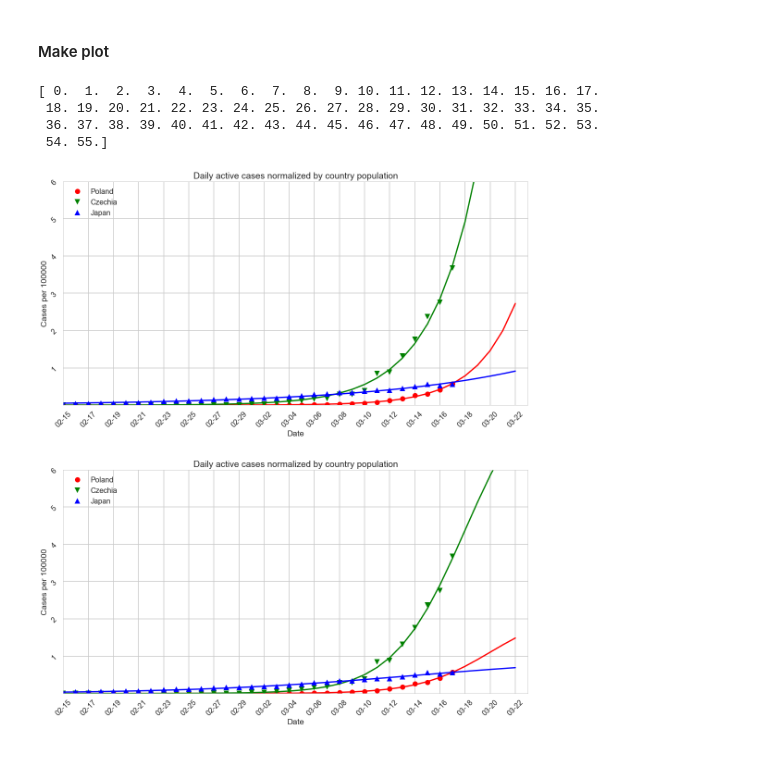
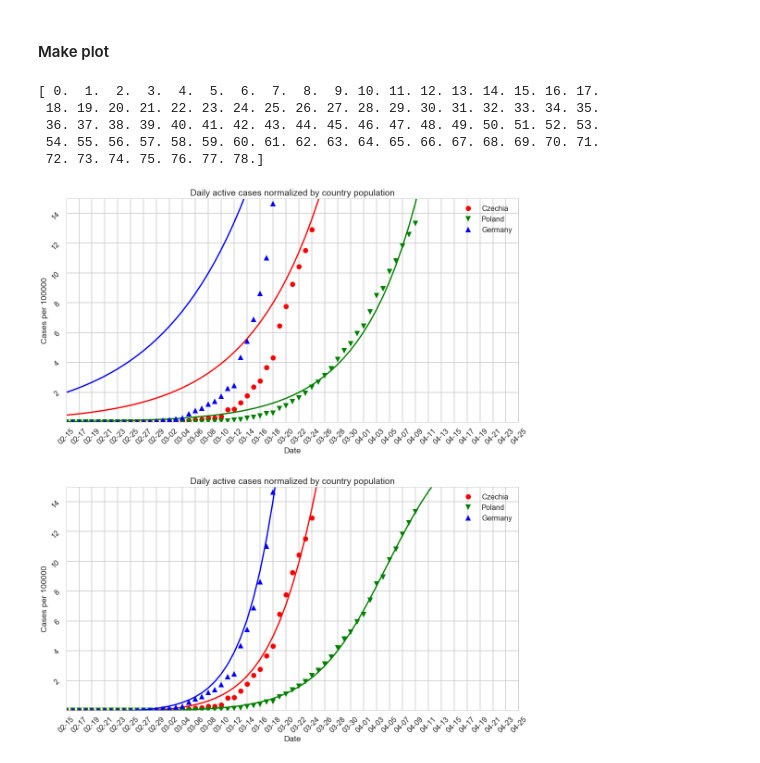
Before and after one commit to maciejj/corona_plot, a Jupyter notebook: predictions_active_cases_by_population.ipynb, the cells around one changed output. Saved outputs shown, nothing was run; the diff lists cells and outputs as text; code cells hidden in the pictures.

```diff
--- a/predictions_active_cases_by_population.ipynb
+++ b/predictions_active_cases_by_population.ipynb
@@ -136,9 +138,10 @@ def sigmoid(x, L , k, b, x0):
 #countries_to_plot="Germany;France;Poland;Italy;Korea, South;China;United Kingdom".split(";")
 #countries_to_plot="Italy;Germany;Poland;Spain;Greece;United Kingdom".split(";")
 #countries_to_plot="Poland;United Kingdom".split(";")
-#countries_to_plot="Italy;Germany;Poland;Spain;Greece;United Kingdom".split(";")
+#countries_to_plot="Germany;Poland;Spain;Greece;United Kingdom;France;Portugal".split(";")
 #countries_to_plot="Poland;Spain;Germany".split(";")
-countries_to_plot="Poland;Czechia;Japan".split(";")
+countries_to_plot="Czechia;Poland;Germany".split(";")
+#countries_to_plot="US".split(";")
 
 
 
@@ -154,7 +157,7 @@ dates_num = mdates.date2num(dates)
 dates_start = np.min(dates_num)
 dates_num = dates_num - dates_start
 
-days_to_extrapolate=5
+days_to_extrapolate=15
 dates_num_extrapolate = np.arange(0,len(dates_num)+days_to_extrapolate,1)
 
 print(dates_num)
@@ -162,12 +165,18 @@ countries=[]
 fits=[]
 sig_fits=[]
 
+maxit=10000
+
 per_num=100000
+
 for country in countries_to_plot:
+    #unnorm
+    #per_num=countries_populations[country]
+
     countries.append((data[country].values/countries_populations[country])*per_num)
     #fit
-    popt, pcov = curve_fit(exponent, dates_num, ((data[country].values/countries_populations[country])*per_num), )
-    sig_popt, sig_pcov = curve_fit(sigmoid, dates_num, ((data[country].values/countries_populations[country])*per_num), p0=[((np.max(data[country].values)/countries_populations[country])*per_num),1,1,1], maxfev=10000)
+    popt, pcov = curve_fit(exponent, dates_num, ((data[country].values/countries_populations[country])*per_num), maxfev=maxit)
+    sig_popt, sig_pcov = curve_fit(sigmoid, dates_num, ((data[country].values/countries_populations[country])*per_num), p0=[((np.max(data[country].values)/countries_populations[country])*per_num)*10,1,1,1], maxfev=maxit*100)
     fits.append(exponent(dates_num_extrapolate, *popt))
     sig_fits.append(sigmoid(dates_num_extrapolate, *sig_popt))
 
@@ -199,33 +208,34 @@ for country, fit, country_name in zip(countries, sig_fits, countries_to_plot):
     ax2.plot(mdates.num2date(dates_num_extrapolate+dates_start), fit, color=col)
 
 ## Set title and labels for axes
 ax2.set(xlabel="Date",
        ylabel="Cases per "+str(per_num),
        title="Daily active cases normalized by country population")
 
 ## Define the date format
 for axis in [ax,ax2]:
     tick_spacing=2
     axis.xaxis.set_major_locator(ticker.MultipleLocator(tick_spacing))
     axis.tick_params(labelrotation=45)
 
 
     date_form = DateFormatter("%m-%d")
     axis.xaxis.set_major_formatter(date_form)
     ## axes limits
     axis.set_xlim([datetime.date(2020, 2, 15), datetime.date.today() + datetime.timedelta(days=days_to_extrapolate)])# datetime.date(2020, 3, 15)])
-    axis.set_ylim([0.001,6])
+    axis.set_ylim([0.001,15])
 
     #axis.set_yscale("log")
     axis.legend()
 
 
 
 fig.tight_layout(pad=5.0)
 plt.show()
 # %% [output]
 [ 0.  1.  2.  3.  4.  5.  6.  7.  8.  9. 10. 11. 12. 13. 14. 15. 16. 17.
  18. 19. 20. 21. 22. 23. 24. 25. 26. 27. 28. 29. 30. 31. 32. 33. 34. 35.
  36. 37. 38. 39. 40. 41. 42. 43. 44. 45. 46. 47. 48. 49. 50. 51. 52. 53.
- 54. 55.]
+ 54. 55. 56. 57. 58. 59. 60. 61. 62. 63. 64. 65. 66. 67. 68. 69. 70. 71.
+ 72. 73. 74. 75. 76. 77. 78.]
-[figure, old version]
+[figure, new version]
```
Also changed, not shown: parts of 3 cells of this notebook, 31 other files.
